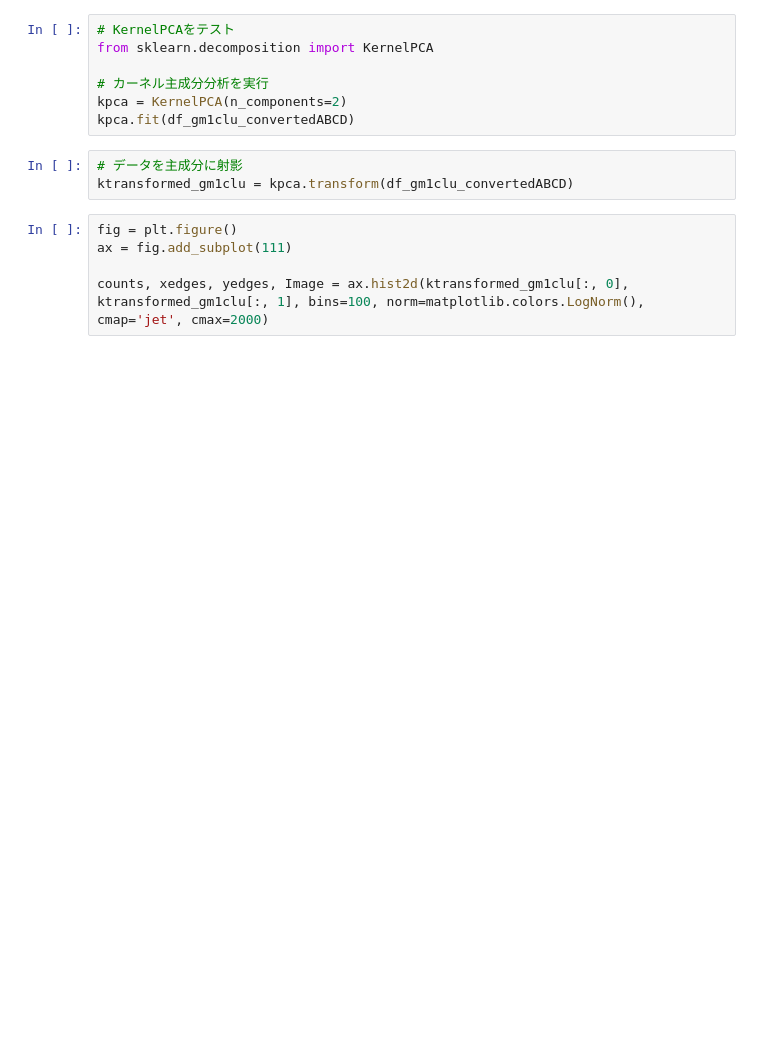
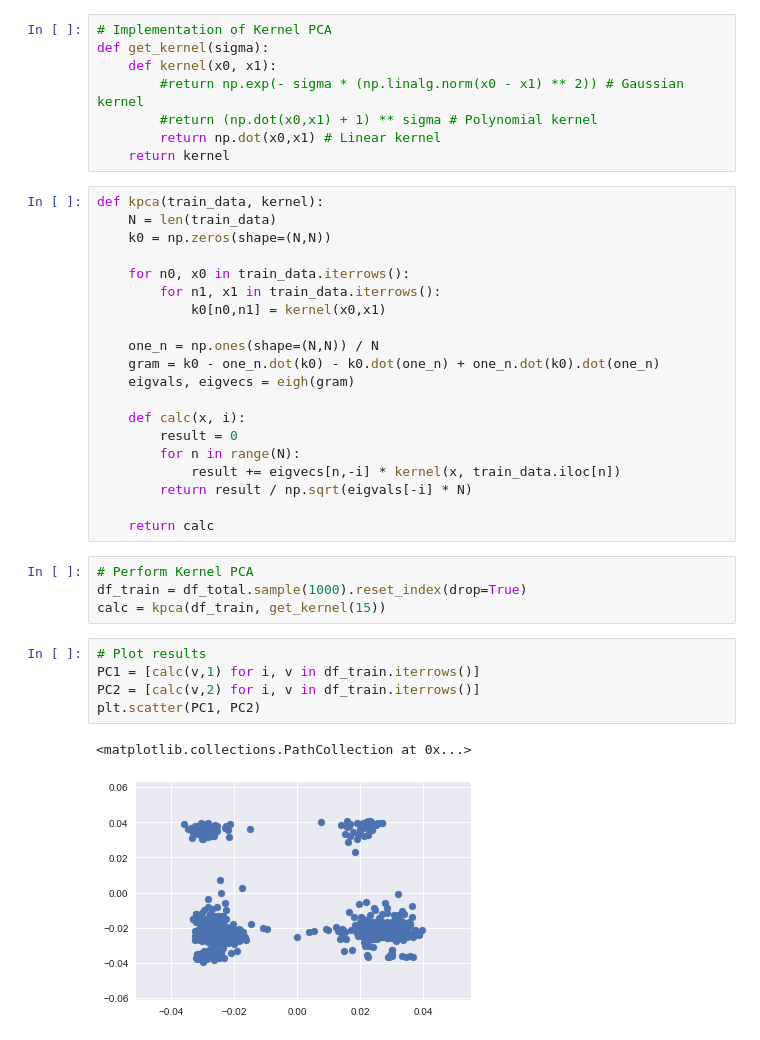
Before and after one commit to ytachigo/KernelPCA-tutorial, a Jupyter notebook: kpca.ipynb, the cells around one changed output. Drawn from its saved outputs; the diff is of its cells as text; blank space fills up the shorter version.

```diff
--- a/kpca.ipynb
+++ b/kpca.ipynb
@@ -675,15 +107,40 @@ df_gm1clu_convertedABCD.head(10)
-# %%
-# KernelPCAをテスト
-from sklearn.decomposition import KernelPCA
-
-# カーネル主成分分析を実行
-kpca = KernelPCA(n_components=2)
-kpca.fit(df_gm1clu_convertedABCD)
-# %%
-# データを主成分に射影
-ktransformed_gm1clu = kpca.transform(df_gm1clu_convertedABCD)
-# %%
-fig = plt.figure()
-ax = fig.add_subplot(111)
-
-counts, xedges, yedges, Image = ax.hist2d(ktransformed_gm1clu[:, 0], ktransformed_gm1clu[:, 1], bins=100, norm=matplotlib.colors.LogNorm(), cmap='jet', cmax=2000)
+# %%
+# Implementation of Kernel PCA
+def get_kernel(sigma):
+    def kernel(x0, x1):
+        #return np.exp(- sigma * (np.linalg.norm(x0 - x1) ** 2)) # Gaussian kernel
+        #return (np.dot(x0,x1) + 1) ** sigma # Polynomial kernel
+        return np.dot(x0,x1) # Linear kernel
+    return kernel
+# %%
+def kpca(train_data, kernel):
+    N = len(train_data)
+    k0 = np.zeros(shape=(N,N))
+
+    for n0, x0 in train_data.iterrows():
+        for n1, x1 in train_data.iterrows():
+            k0[n0,n1] = kernel(x0,x1)
+
+    one_n = np.ones(shape=(N,N)) / N
+    gram = k0 - one_n.dot(k0) - k0.dot(one_n) + one_n.dot(k0).dot(one_n)
+    eigvals, eigvecs = eigh(gram)
+
+    def calc(x, i):
+        result = 0
+        for n in range(N):
+            result += eigvecs[n,-i] * kernel(x, train_data.iloc[n])
+        return result / np.sqrt(eigvals[-i] * N)
+
+    return calc
+# %%
+# Perform Kernel PCA
+df_train = df_total.sample(1000).reset_index(drop=True)
+calc = kpca(df_train, get_kernel(15))
+# %%
+# Plot results
+PC1 = [calc(v,1) for i, v in df_train.iterrows()]
+PC2 = [calc(v,2) for i, v in df_train.iterrows()]
+plt.scatter(PC1, PC2)
+# %% [output]
+<matplotlib.collections.PathCollection at 0x...>
+[figure, added]
```
Also changed, not shown: parts of 11 cells of this notebook.
